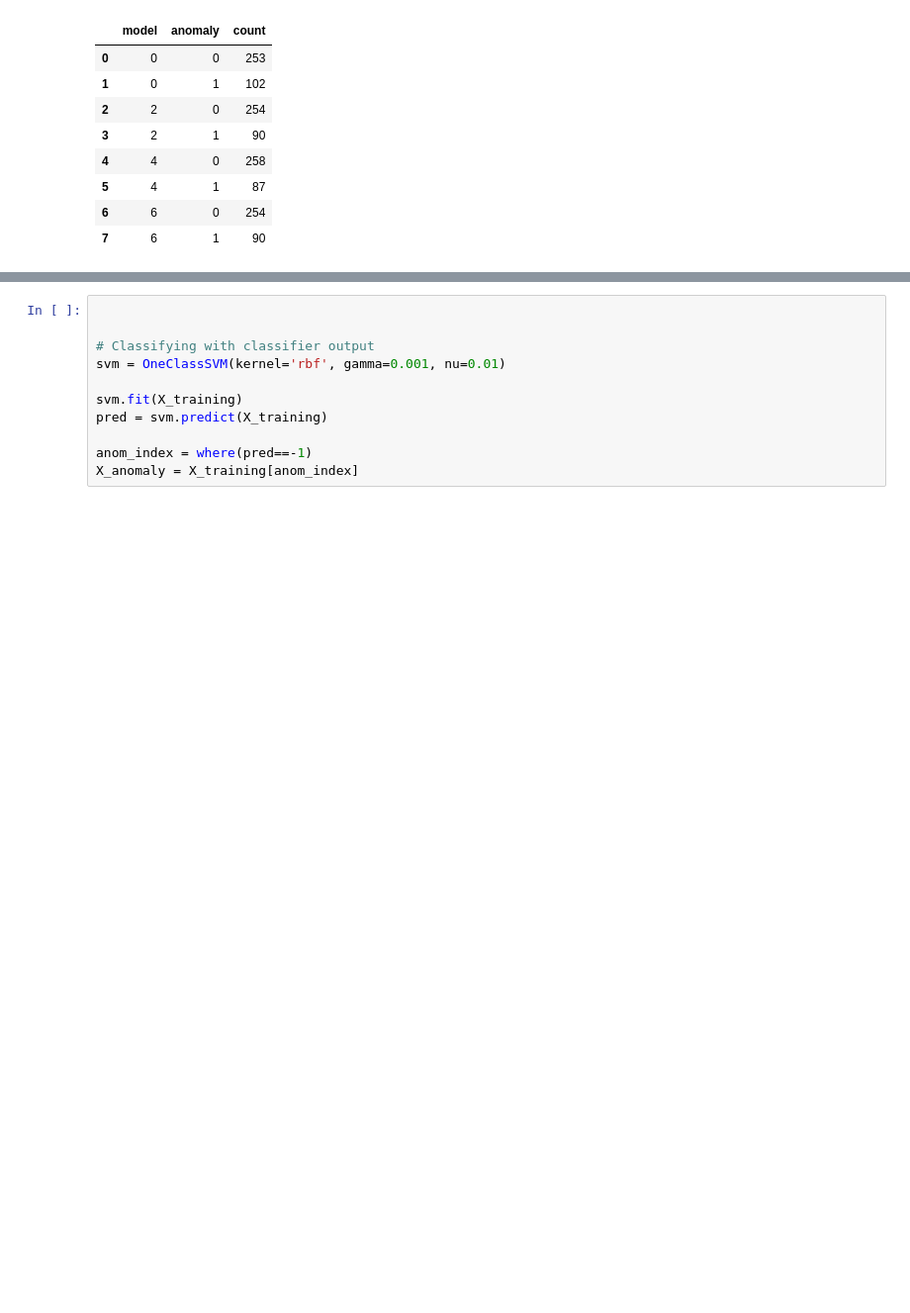
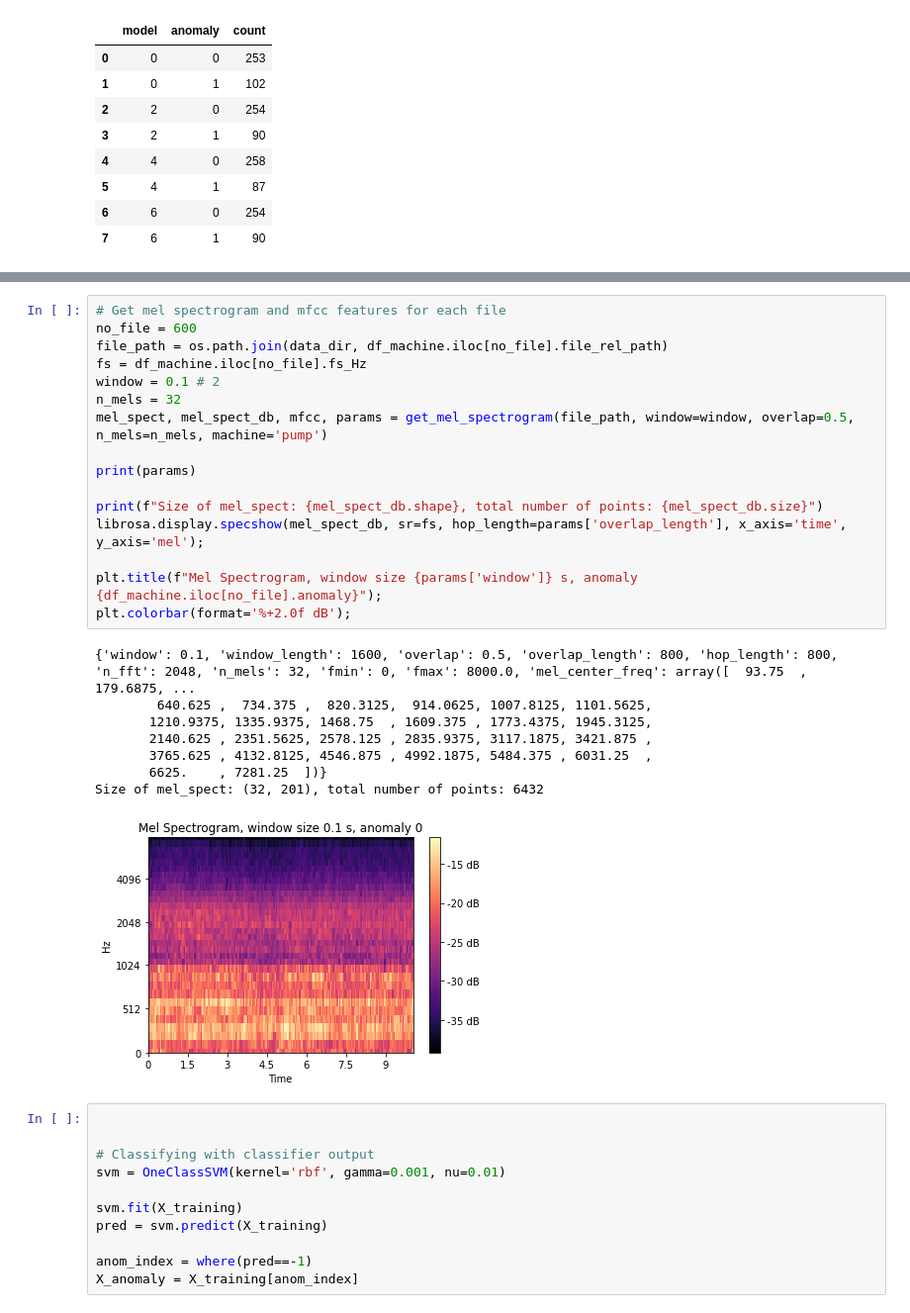
Before and after one commit to eceboran/AudioMalfunctionDetection, a Jupyter notebook: Modeling/one-class-svm-.ipynb, the cells around one changed output, grey strips where cells are left out. Shown at 99% size. Drawn from its saved outputs; the diff is of its cells as text; blank space fills up the shorter version.

```diff
--- a/Modeling/one-class-svm-.ipynb
+++ b/Modeling/one-class-svm-.ipynb
@@ -48,3 +147,28 @@ df_machine.groupby(["model", "anomaly"])['file_name'].count().reset_index(name='
+# %%
+# Get mel spectrogram and mfcc features for each file
+no_file = 600
+file_path = os.path.join(data_dir, df_machine.iloc[no_file].file_rel_path)
+fs = df_machine.iloc[no_file].fs_Hz
+window = 0.1 # 2
+n_mels = 32
+mel_spect, mel_spect_db, mfcc, params = get_mel_spectrogram(file_path, window=window, overlap=0.5, n_mels=n_mels, machine='pump')
+
+print(params)
+
+print(f"Size of mel_spect: {mel_spect_db.shape}, total number of points: {mel_spect_db.size}")
+librosa.display.specshow(mel_spect_db, sr=fs, hop_length=params['overlap_length'], x_axis='time', y_axis='mel');
+
+plt.title(f"Mel Spectrogram, window size {params['window']} s, anomaly {df_machine.iloc[no_file].anomaly}");
+plt.colorbar(format='%+2.0f dB');
+# %% [output]
+{'window': 0.1, 'window_length': 1600, 'overlap': 0.5, 'overlap_length': 800, 'hop_length': 800, 'n_fft': 2048, 'n_mels': 32, 'fmin': 0, 'fmax': 8000.0, 'mel_center_freq': array([  93.75  ,  179.6875, ...
+        640.625 ,  734.375 ,  820.3125,  914.0625, 1007.8125, 1101.5625,
+       1210.9375, 1335.9375, 1468.75  , 1609.375 , 1773.4375, 1945.3125,
+       2140.625 , 2351.5625, 2578.125 , 2835.9375, 3117.1875, 3421.875 ,
+       3765.625 , 4132.8125, 4546.875 , 4992.1875, 5484.375 , 6031.25  ,
+       6625.    , 7281.25  ])}
+Size of mel_spect: (32, 201), total number of points: 6432
+[figure, added]
 # %%
 
 
```
Also changed, not shown: parts of 6 cells of this notebook, 1 other file.
